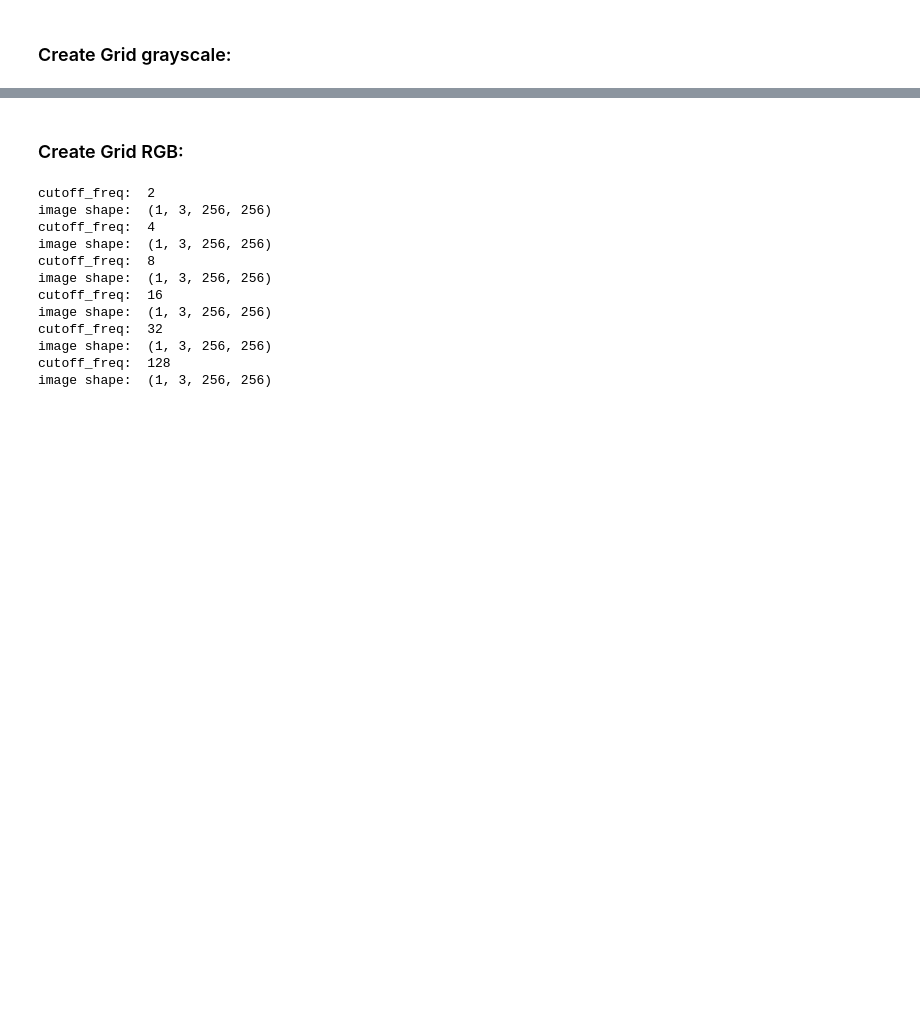
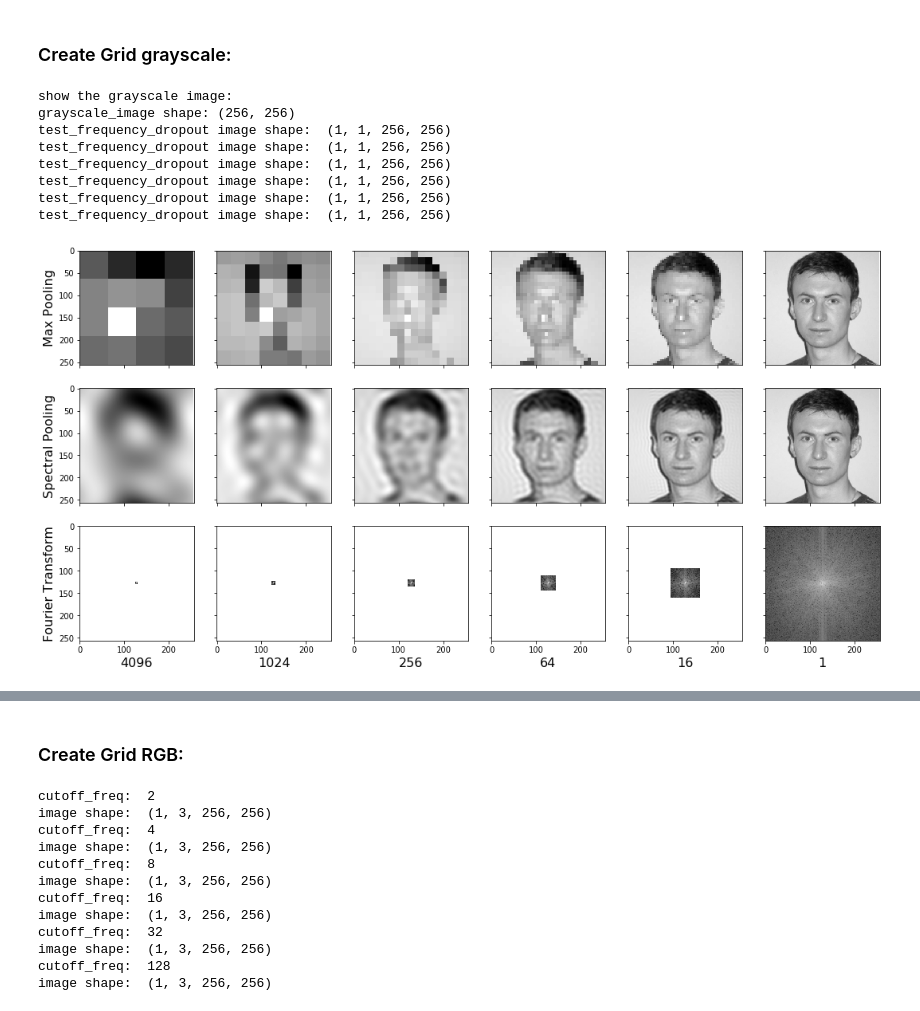
Before and after one commit to adam-dziedzic/bandlimited-cnns, a Jupyter notebook: figure2.ipynb, the cells around one changed output, grey strips where cells are left out. Saved outputs shown, nothing was run; the diff lists cells and outputs as text; code cells hidden in the pictures; blank space fills up the shorter version.

```diff
--- a/figure2.ipynb
+++ b/figure2.ipynb
@@ -91,4 +104,64 @@ def get_fft_plot(fft, shift_channel=True, eps=1e-12, pad_to_width=256):
     )
 # %% [markdown]
 ### Create Grid grayscale:
+# %%
+fig, axes = plt.subplots(3, 6, figsize=(18, 9),
+                         sharex=True, sharey=True)
+pool_size = [64, 32, 16, 8, 4, 1]
+
+fname = './Images/adam_spectral_pooling.jpg'
+image = Image.open(fname).convert("L")
+image_scaled = downscale_image(image, 256, 256)
+image_max_pool = np.asarray(image_scaled)
+image = np.asarray(image_scaled.convert('F'))
+grayscale_image = image / 255.
+print("show the grayscale image:")
+plt.imshow(grayscale_image, cmap='gray')
+
+grayscale_images = np.expand_dims(
+    np.expand_dims(grayscale_image, 0), 0
+)
+print("grayscale_image shape:", grayscale_image.shape)
+
+for i in range(6):
+    ax = axes[0, i]
+    im_pool = max_pool(grayscale_image,
+                       pool_size=pool_size[i])
+    im_pool = np.squeeze(im_pool)
+    ax.imshow(im_pool, cmap='gray')
+    if not i:
+        ax.set_ylabel('Max Pooling', fontsize=16)
+
+for i in range(6):
+    ax = axes[1, i]
+    ax2 = axes[2, i]
+    cutoff_freq = int(256 / (pool_size[i] * 2))
+    tf_cutoff_freq = tf.cast(tf.constant(cutoff_freq),
+                             tf.float32)
+    im_pool = test_frequency_dropout(grayscale_images,
+                                     tf_cutoff_freq)[0]
+    im_pool = np.clip(np.squeeze(im_pool), 0, 1)
+    im_fft, _ = spectral_pool(
+        grayscale_images,
+        filter_size=(1 + 2 * cutoff_freq),
+        return_transformed=True
+    )
+    ax.imshow(im_pool, cmap='gray')
+    ax2.imshow(get_fft_plot(im_fft[0]), cmap='gray')
+    ax2.set_xlabel(pool_size[i]**2, fontsize=16)
+    if not i:
+        ax.set_ylabel('Spectral Pooling', fontsize=16)
+        ax2.set_ylabel('Fourier Transform', fontsize=16)
+fig.savefig(
+    'Images/Figure2_Grayscale_Grid_Pooling-ryerson.png')
+# %% [output]
+show the grayscale image:
+grayscale_image shape: (256, 256)
+test_frequency_dropout image shape:  (1, 1, 256, 256)
+test_frequency_dropout image shape:  (1, 1, 256, 256)
+test_frequency_dropout image shape:  (1, 1, 256, 256)
+test_frequency_dropout image shape:  (1, 1, 256, 256)
+test_frequency_dropout image shape:  (1, 1, 256, 256)
+test_frequency_dropout image shape:  (1, 1, 256, 256)
+[figure, added]
 # %%
```
Also changed, not shown: parts of 7 cells of this notebook, 4 other files.
